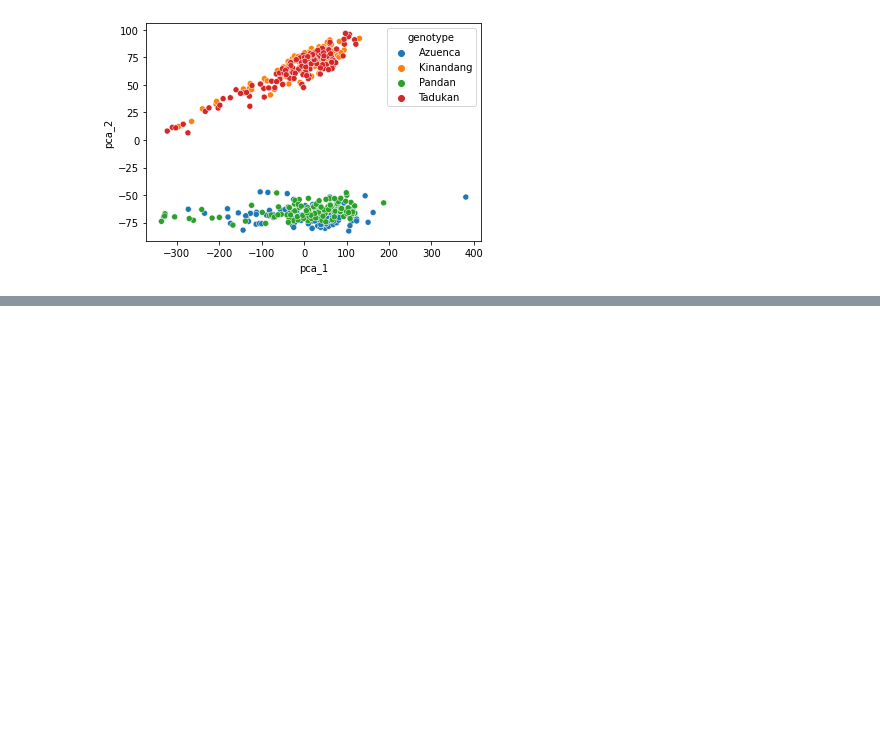
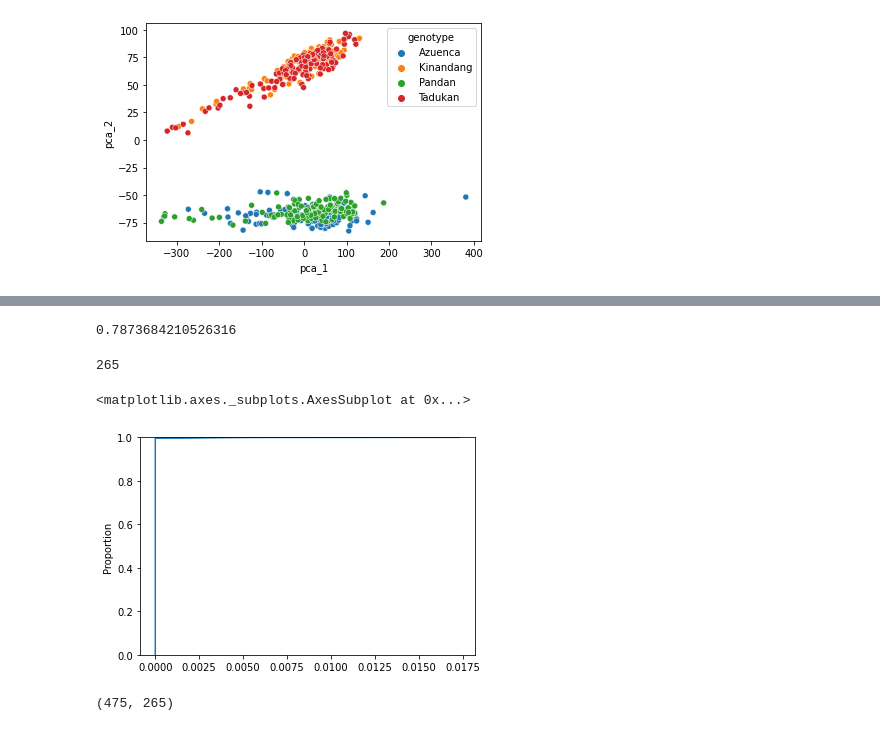
Before and after one commit to havera/teaching_datasci, a Jupyter notebook: module 3/Zhang_Collaborative_AFS_505.ipynb, the cells around one changed output, grey strips where cells are left out. Drawn from its saved outputs; the diff is of its cells as text; code cells hidden in the pictures; blank space fills up the shorter version.

```diff
--- a/module 3/Zhang_Collaborative_AFS_505.ipynb
+++ b/module 3/Zhang_Collaborative_AFS_505.ipynb
@@ -176,0 +241,16 @@ clf.feature_importances_.shape
+# %%
+# Get the mean training accuracy
+clf.score(log_counts, labels['treatment'].values)
+# %% [output]
+0.7873684210526316
+# %%
+# Count the numbers of coefficient degree of features
+(clf.feature_importances_ > 0).sum()
+# %% [output]
+265
+# %%
+# Plot empirical cumulative distribution functions
+sns.ecdfplot(clf.feature_importances_)
+# %% [output]
+<matplotlib.axes._subplots.AxesSubplot at 0x...>
+[figure, added]
@@ -177 +260,6 @@ clf.feature_importances_.shape
+# %%
+sel_counts = log_counts[:, clf.feature_importances_ > 0]
+sel_counts.shape
+# %% [output]
+(475, 265)
 # %%
```
Also changed, not shown: parts of 21 cells of this notebook.
